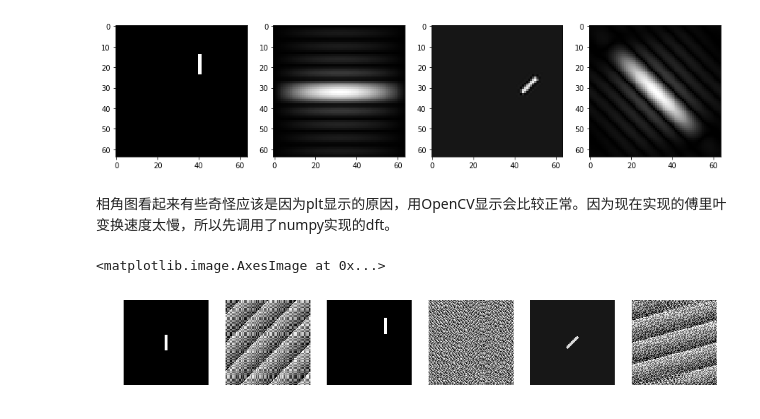
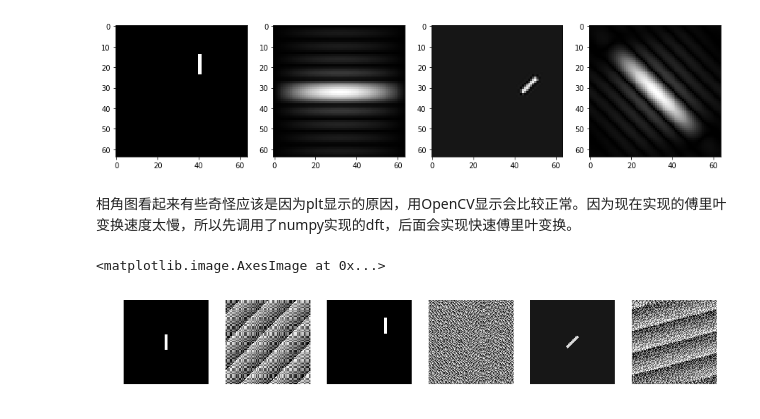
Before and after one commit to Sierkinhane/Digital-Image-Processing, a Jupyter notebook: src/Digital_Image_Processing.ipynb, the cells around one changed output. Drawn from its saved outputs; the diff is of its cells as text; code cells hidden in the pictures.

```diff
--- a/src/Digital_Image_Processing.ipynb
+++ b/src/Digital_Image_Processing.ipynb
@@ -1518,32 +1518,34 @@ ax[3].imshow(np.abs(F_rot_shifted), cmap='gray')
 # ax[2].imshow(np.abs(F_shifted), cmap='gray')
 # ax[3].imshow(1+np.log(np.abs(F_shifted)), cmap='gray')
 # %% [markdown]
-相角图看起来有些奇怪应该是因为plt显示的原因，用OpenCV显示会比较正常。因为现在实现的傅里叶变换速度太慢，所以先调用了numpy实现的dft。
+相角图看起来有些奇怪应该是因为plt显示的原因，用OpenCV显示会比较正常。因为现在实现的傅里叶变换速度太慢，所以先调用了numpy实现的dft，后面会实现快速傅里叶变换。
 # %%
 image = cv2.imread('../images/dip/DIP3E_CH04_Original_Images/DIP3E_Original_Images_CH04/Fig0424(a)(rectangle).tif', 0).astype(np.float)
 F = np.fft.fft2(image)
 F_shifted = np.fft.fftshift(F)
 PA = np.arctan2(np.real(F_shifted), np.imag(F_shifted))
 
 img_shifted = ndimage.interpolation.shift(image, (-200.,200.))
 F_2 = np.fft.fft2(img_shifted)
 F_2 = np.fft.fftshift(F_2)
-PA_2 = np.arctan2(np.real(F_2), np.imag(F_2))
+PA_2 = np.arctan2(np.imag(F_2), np.real(F_2))
 
 img_rot = ndimage.rotate(image, -45, reshape=False).astype(np.float)
 F_3 = np.fft.fft2(img_rot)
 F_3 = np.fft.fftshift(F_3)
-PA_3 = np.arctan2(np.real(F_3), np.imag(F_3))
+PA_3 = np.arctan2(np.imag(F_3), np.real(F_3))
 
 fig, ax = plt.subplots(1,6, figsize=(15,15))
 for i in range(ax.shape[0]):
         ax[i].axis('off')
 ax[0].imshow(image, cmap='gray')
 ax[1].imshow(PA, cmap='gray')
 ax[2].imshow(img_shifted , cmap='gray')
 ax[3].imshow(PA_2, cmap='gray')
 ax[4].imshow(img_rot , cmap='gray')
+
+
 ax[5].imshow(PA_3, cmap='gray')
 # %% [output]
 <matplotlib.image.AxesImage at 0x...>
-[figure, old version]
+[figure, new version]
```
Also changed, not shown: parts of 2 cells of this notebook, 2 other files.
